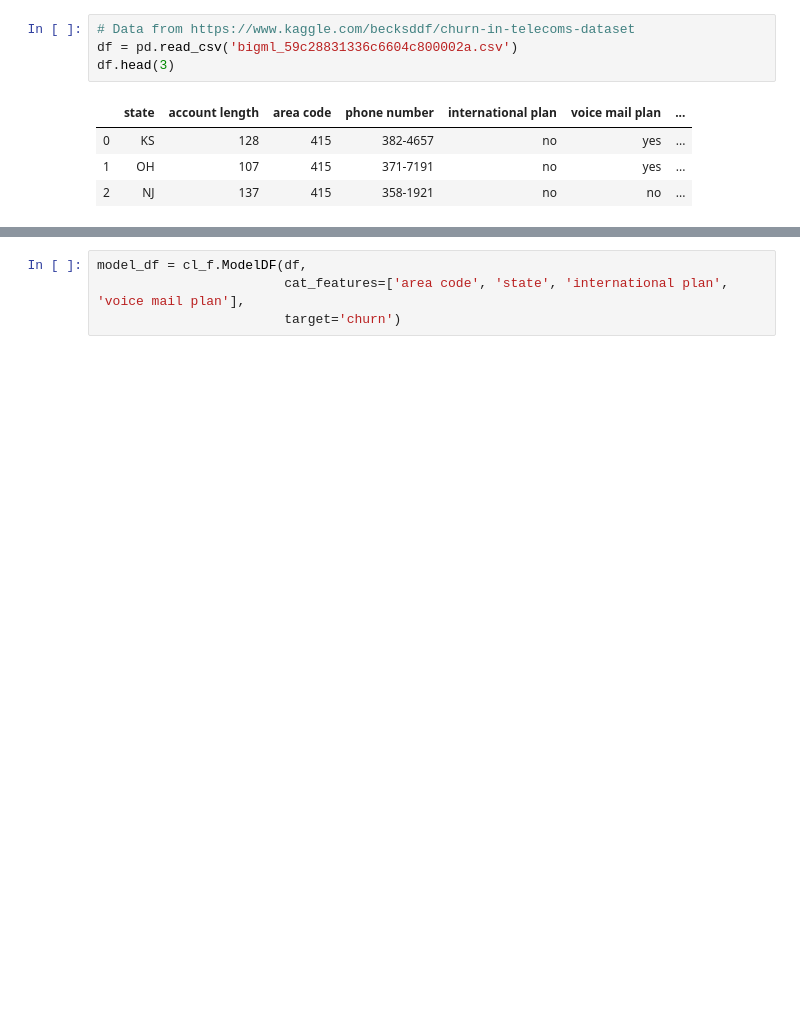
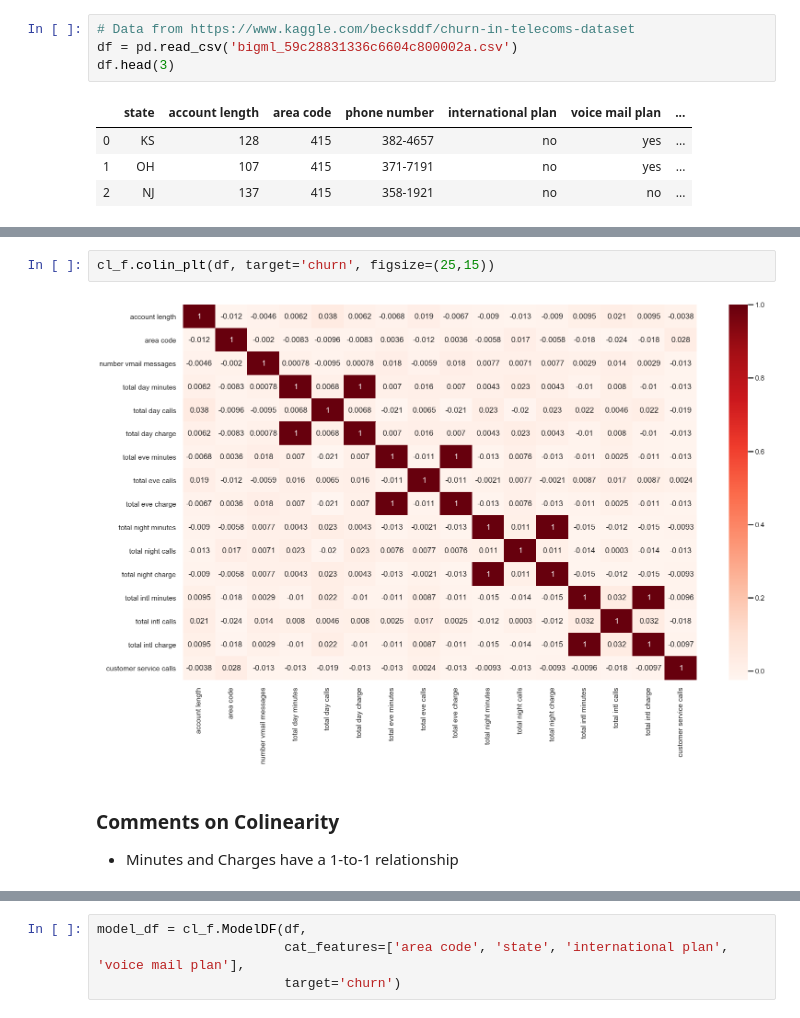
Before and after one commit to wplam107/classification_project, a Jupyter notebook: Classification_Project.ipynb, the cells around one changed output, grey strips where cells are left out. Saved outputs shown, nothing was run; the diff lists cells and outputs as text; blank space fills up the shorter version.

```diff
--- a/Classification_Project.ipynb
+++ b/Classification_Project.ipynb
@@ -29,0 +101,7 @@ df.head(3)
+# %%
+cl_f.colin_plt(df, target='churn', figsize=(25,15))
+# %% [output]
+[figure, added]
+# %% [markdown]
+### Comments on Colinearity
+- Minutes and Charges have a 1-to-1 relationship
```
Also changed, not shown: parts of 31 cells of this notebook, 1 other file.
